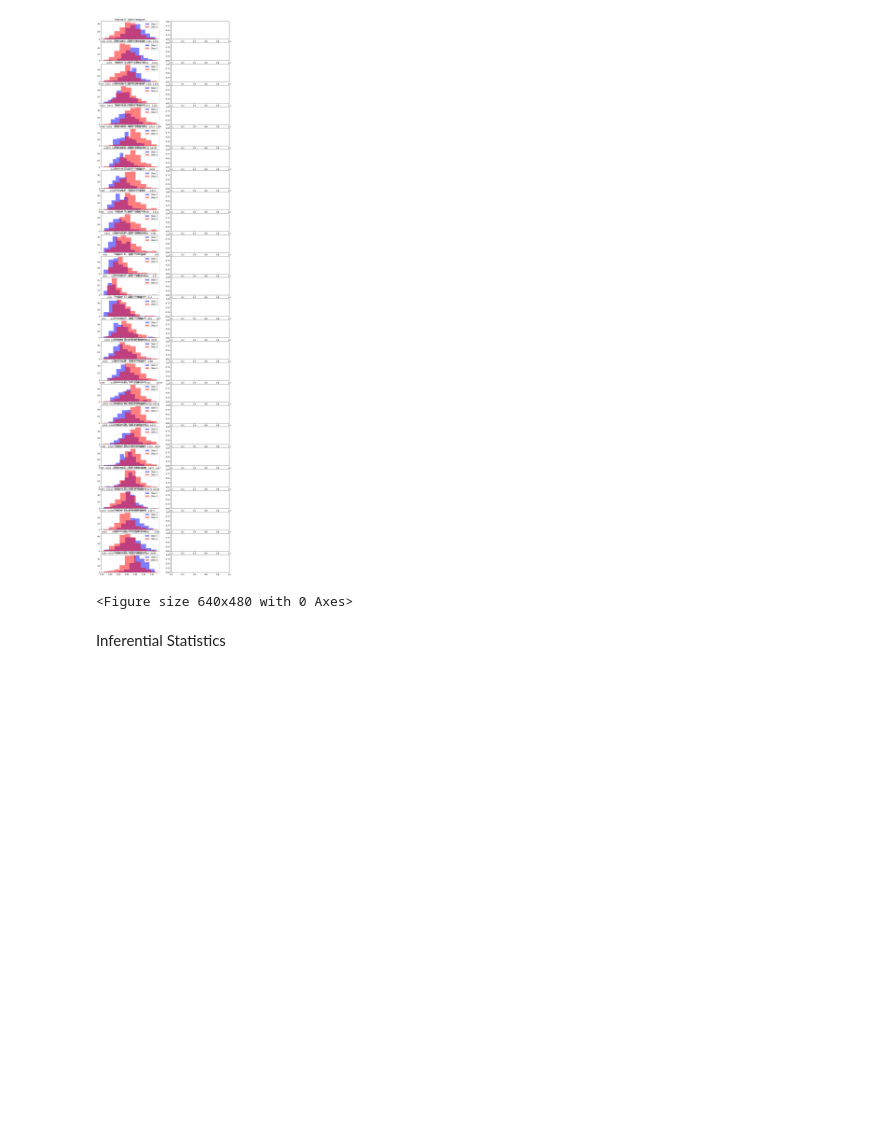
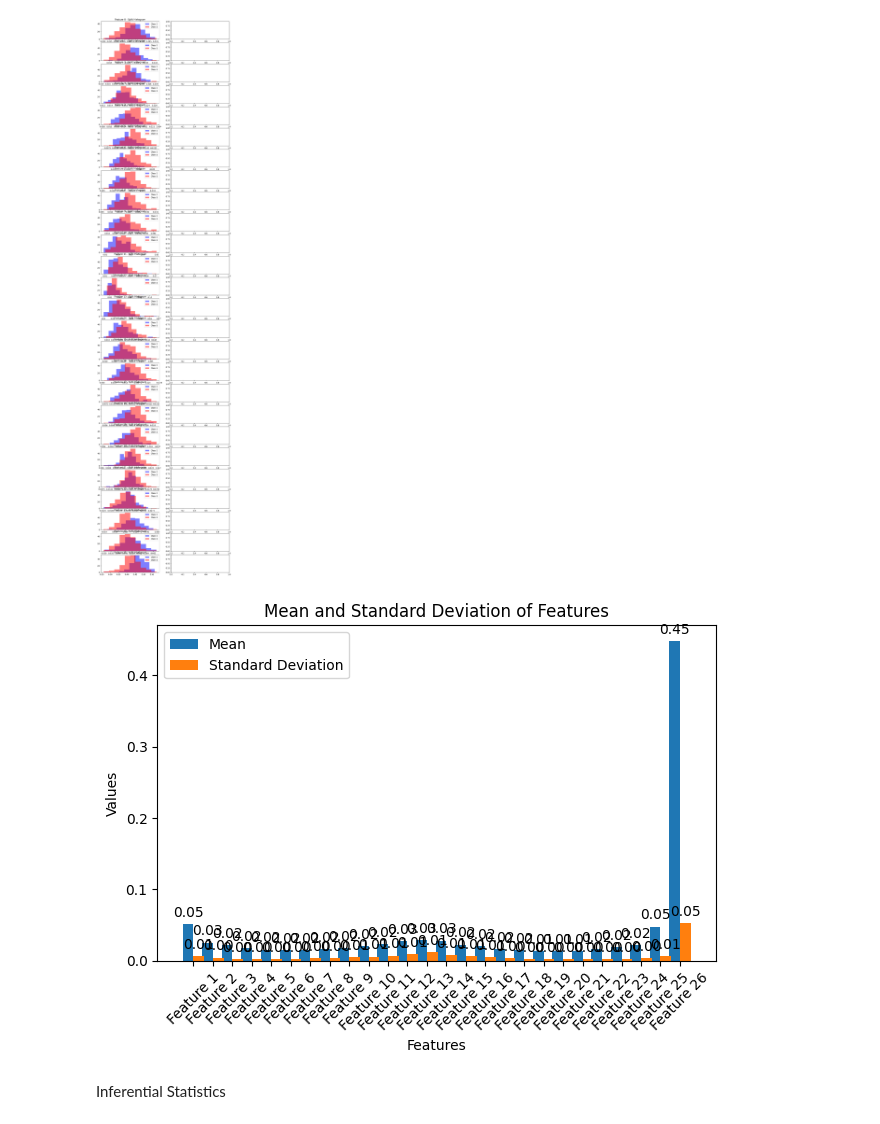
Before and after one commit to utkarshminds/benign_malignant, a Jupyter notebook: benign_malignant(with_LBP_feature).ipynb, the cells around one changed output. Saved outputs shown, nothing was run; the diff lists cells and outputs as text; code cells hidden in the pictures; blank space fills up the shorter version.

```diff
--- a/benign_malignant(with_LBP_feature).ipynb
+++ b/benign_malignant(with_LBP_feature).ipynb
@@ -199,19 +199,48 @@ for i in range(num_features):
 # %%
 import matplotlib.pyplot as plt
 %matplotlib inline
-# %%
-# Bar Chart for Mean
-axs[-1, 1].bar(feature_names, mean_values, color='blue', alpha=0.5, label='Mean')
-axs[-1, 1].set_title('Mean')
-
-# Bar Chart for Standard Deviation
-axs[-1, 0].bar(feature_names, std_dev_values, color='red', alpha=0.5, label='Standard Deviation')
-axs[-1, 0].set_title('Standard Deviation')
-
-plt.tight_layout()
-plt.show()
-# %% [output]
-<Figure size 640x480 with 0 Axes>
+# %%
+# Calculate mean and standard deviation of all features
+means = np.mean(X_train, axis=0)
+std_devs = np.std(X_train, axis=0)
+# %%
+# Feature names for x-axis labels (e.g., feature1, feature2, ...)
+feature_names = [f"Feature {i+1}" for i in range(X_train.shape[1])]
+# %%
+# Plotting
+x = np.arange(len(feature_names))  # Generate x values for bar positions
+width = 0.55  # Width of bars
+
+fig, ax = plt.subplots()
+bars1 = ax.bar(x - width/2, means, width, label='Mean')
+bars2 = ax.bar(x + width/2, std_devs, width, label='Standard Deviation')
+
+# Add labels, title, and legend
+ax.set_xlabel('Features')
+ax.set_ylabel('Values')
+ax.set_title('Mean and Standard Deviation of Features')
+ax.set_xticks(x)
+ax.set_xticklabels(feature_names)
+ax.legend()
+
+# Add value labels on top of each bar
+def add_value_labels(bars):
+    for bar in bars:
+        height = bar.get_height()
+        ax.annotate(f'{height:.2f}',
+                    xy=(bar.get_x() + bar.get_width() / 2, height),
+                    xytext=(0, 3),  # 3 points vertical offset
+                    textcoords="offset points",
+                    ha='center', va='bottom')
+
+add_value_labels(bars1)
+add_value_labels(bars2)
+
+plt.xticks(rotation=45)  # Rotate x-axis labels for better readability
+plt.tight_layout()  # Adjust layout to prevent clipping of labels
+plt.show()
+# %% [output]
+[figure, added]
 # %% [markdown]
 Inferential Statistics
 # %%
```
Also changed, not shown: parts of 46 cells of this notebook.
